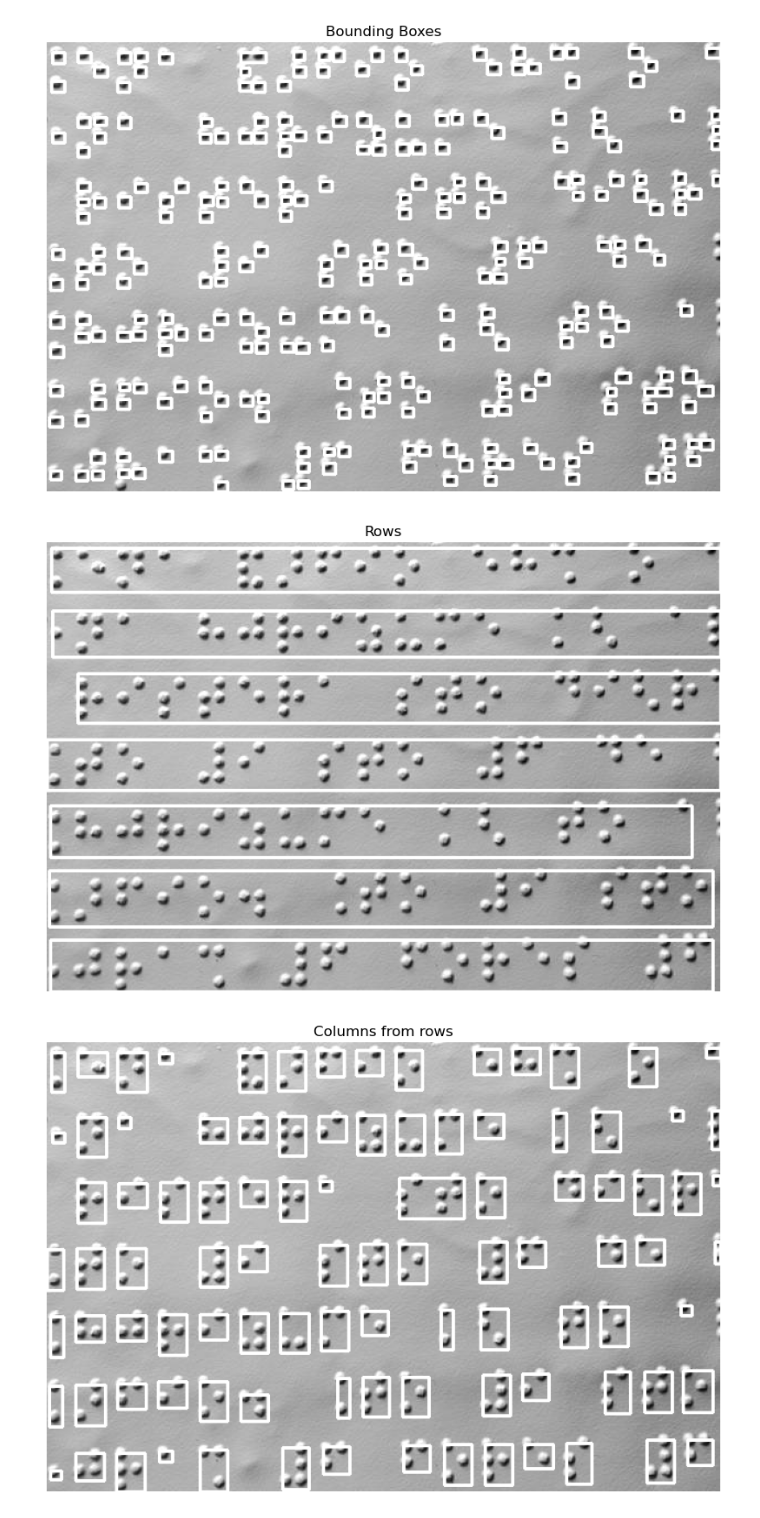
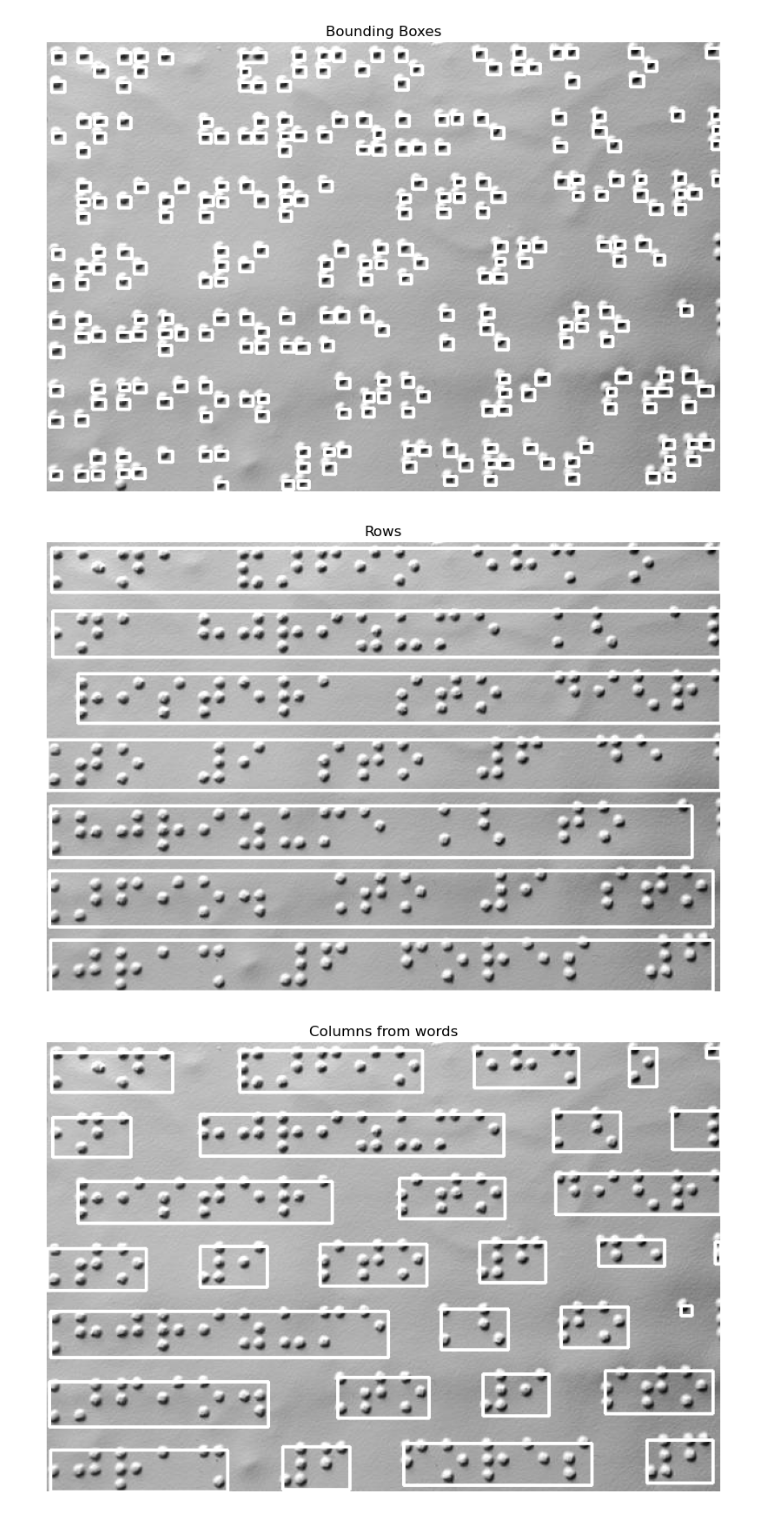
Before and after one commit to Surafeljava/amharic-braille-opencv, a Jupyter notebook: braille_segmentation.ipynb, the cells around one changed output. Drawn from its saved outputs; the diff is of its cells as text; code cells hidden in the pictures.

```diff
--- a/braille_segmentation.ipynb
+++ b/braille_segmentation.ipynb
@@ -59,6 +59,7 @@ import numpy as np
 # We will start with 20*20 but we will make it dynamic later
 dot_spacing_threshold = 20  # Distance threshold to group dots into a row
 letter_spacing_threshold = 20  # Distance threshold to group rows into letters
+word_spacing_threshold = 40  # Distance threshold to group rows into words
 
 # Sort contours by y, then x
 dot_contours = sorted(dot_contours, key=lambda cnt: (cv2.boundingRect(cnt)[1], cv2.boundingRect(cnt)[0]))
@@ -92,53 +93,69 @@ for row in rows:
     cv2.rectangle(output2, (min_x, min_y), (max_x, max_y), (255, 0, 0), 2)
 display_image("Rows", output2)
 
+
+# Group rows into words
+words = []
+for row in rows:
+    row = sorted(row, key=lambda b: b[0])  # Sort by x-coordinate
+    current_word = []
+    prev_x = None
+
+    for bbox in row:
+        x, y, w, h = bbox
+        center_x = x + w // 2
+
+        if prev_x is None or abs(center_x - prev_x) < word_spacing_threshold:
+            current_word.append(bbox)
+        else:
+            words.append(current_word)
+            current_word = [bbox]
+        prev_x = center_x
+
+    if current_word:
+        words.append(current_word)
+
+
+output_words = gray.copy()
+for word in words:
+    min_x = min([x for x, y, w, h in word])
+    min_y = min([y for x, y, w, h in word])
+    max_x = max([x + w for x, y, w, h in word])
+    max_y = max([y + h for x, y, w, h in word])
+    cv2.rectangle(output_words, (min_x, min_y), (max_x, max_y), (255, 0, 0), 2)
+display_image("Columns from words", output_words)
+
+
 # Group rows into letters
 letters = []
 for row in rows:
     row = sorted(row, key=lambda b: b[0])  # Sort by x-coordinate
     current_letter = []
     previous_x = None
 
     for bbox in row:
         x, y, w, h = bbox
         center_x = x + w // 2
 
         if previous_x is None or abs(center_x - previous_x) < letter_spacing_threshold:
             current_letter.append(bbox)
         else:
             letters.append(current_letter)
             current_letter = [bbox]
         previous_x = center_x
 
     if current_letter:
         letters.append(current_letter)
 
 
 output3 = gray.copy()
 for letter in letters:
     min_x = min([x for x, y, w, h in letter])
     min_y = min([y for x, y, w, h in letter])
     max_x = max([x + w for x, y, w, h in letter])
     max_y = max([y + h for x, y, w, h in letter])
     cv2.rectangle(output3, (min_x, min_y), (max_x, max_y), (255, 0, 0), 2)
 display_image("Columns from rows", output3)
-
-# Extract and save each letter
-letter_images = []
-for letter in letters:
-    # Find the bounding box for the entire letter
-    min_x = min([x for x, y, w, h in letter])
-    min_y = min([y for x, y, w, h in letter])
-    max_x = max([x + w for x, y, w, h in letter])
-    max_y = max([y + h for x, y, w, h in letter])
-
-    # Crop the letter region
-    letter_image = gray[min_y:max_y, min_x:max_x]
-    letter_images.append(letter_image)
-
-# Display the extracted letters
-# for i, letter_image in enumerate(letter_images):
-#     display_image(f"Letter {i+1}", letter_image)
 # %% [output]
 [figure]
-[figure, old version]
+[figure, new version]
```
Also changed, not shown: parts of 3 cells of this notebook.
